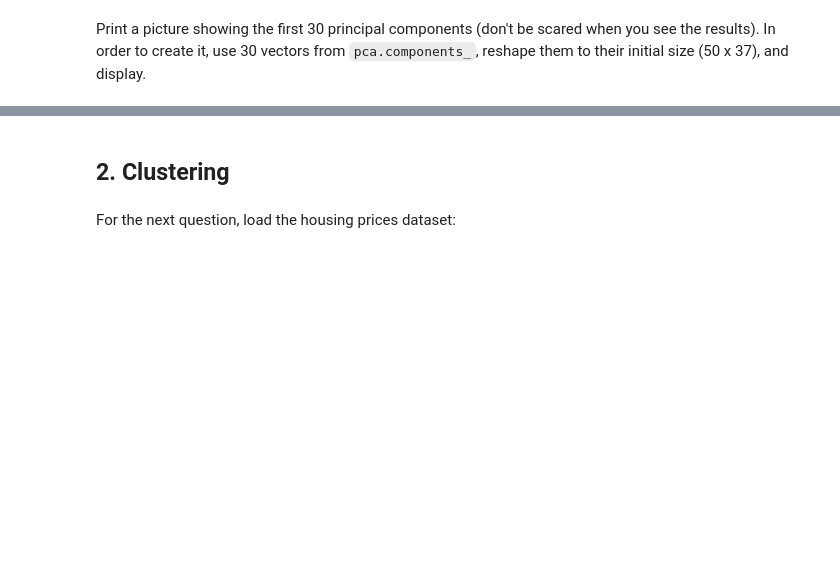
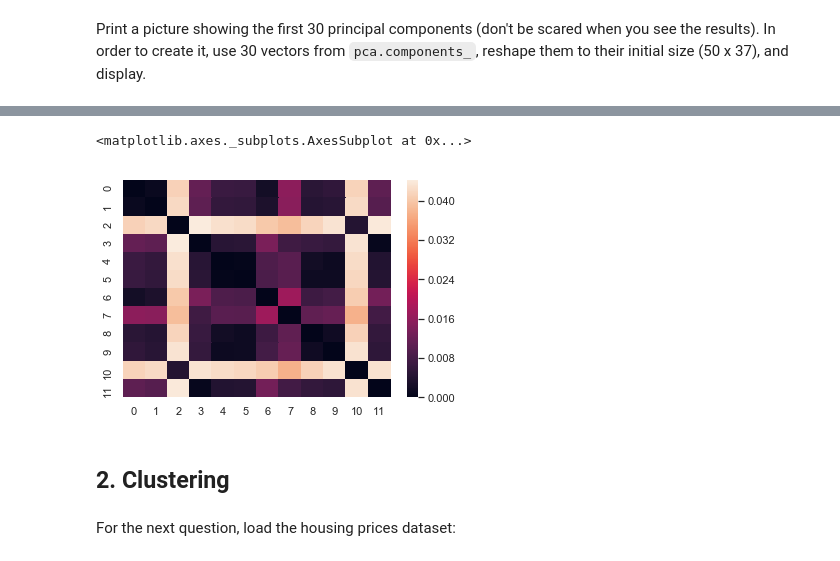
Before and after one commit to yy-nm/mard_learning_mlcourse.ai, a Jupyter notebook: assignment_7/assignment7_pca_clustering.ipynb, the cells around one changed output, grey strips where cells are left out. Saved outputs shown, nothing was run; the diff lists cells and outputs as text; code cells hidden in the pictures; blank space fills up the shorter version.

```diff
--- a/assignment_7/assignment7_pca_clustering.ipynb
+++ b/assignment_7/assignment7_pca_clustering.ipynb
@@ -158,3 +316,8 @@ To answer this question, take the first two principal components from the rescal
+# %%
+sns.heatmap(metrics.euclidean_distances(components_list, components_list))
+# %% [output]
+<matplotlib.axes._subplots.AxesSubplot at 0x...>
+[figure, added]
 # %% [markdown]
 ## 2. Clustering
 # %% [markdown]
```
Also changed, not shown: parts of 37 cells of this notebook, 1 other file.
